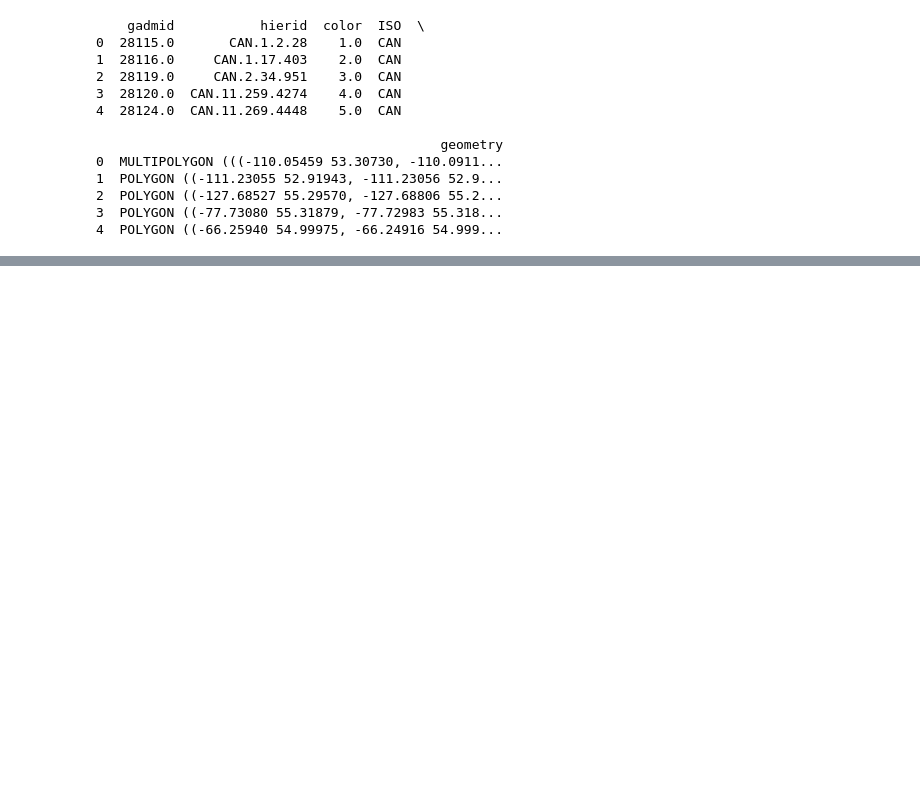
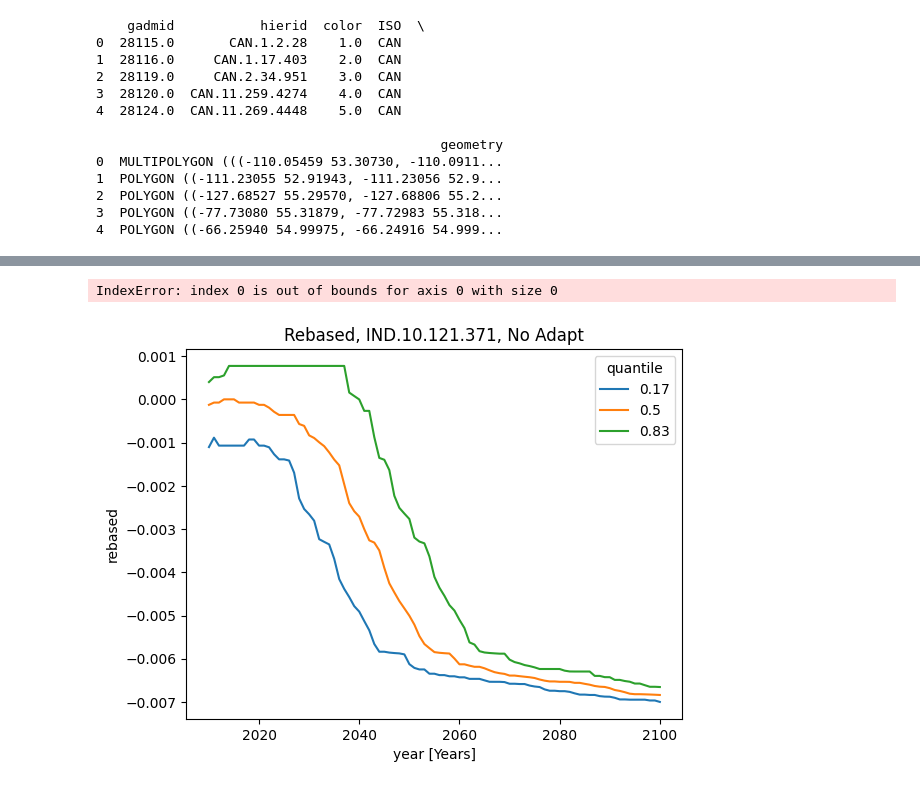
Before and after one commit to DanBlancoRutgers/Mortality_Project, a Jupyter notebook: notebooks/ToE_Project_Cleaned.ipynb, the cells around one changed output, grey strips where cells are left out. Saved outputs shown, nothing was run; the diff lists cells and outputs as text; code cells hidden in the pictures; blank space fills up the shorter version.

```diff
--- a/notebooks/ToE_Project_Cleaned.ipynb
+++ b/notebooks/ToE_Project_Cleaned.ipynb
@@ -141,7 +43,0 @@ intercept
-# %%
-#using this cell to find all the years the initial 17th%-tile is greater than the any o the 83rd%-tile (or vice versa)
-a = np.where(BEI_rolling_17th.iloc[29] >=BEI_rolling_83rd)
-a = np.asarray(a)
-amin = a[0].min()
-TOE_labela = 1981 + amin
-a
@@ -368,0 +219,9 @@ Name: 17th_percentile, Length: 120, dtype: float64
+# %%
+rebased_qs.sel(region="IND.10.121.371").plot.line(x="year")
+plt.title("Rebased, IND.10.121.371, No Adapt")
+plt.axvline(x = amin[0]+1981, linestyle='--',c='r' ,label = "TOE - " + str(TOE_labela[0]) )
+plt.axhline(y=rebased_qs.sel(region="BWA.7", quantile=0.83,year=2010), linestyle='--', c='g')
+plt.legend()
+# %% [output]
+IndexError: index 0 is out of bounds for axis 0 with size 0
+[figure, added]
```
Also changed, not shown: parts of 38 cells of this notebook.
